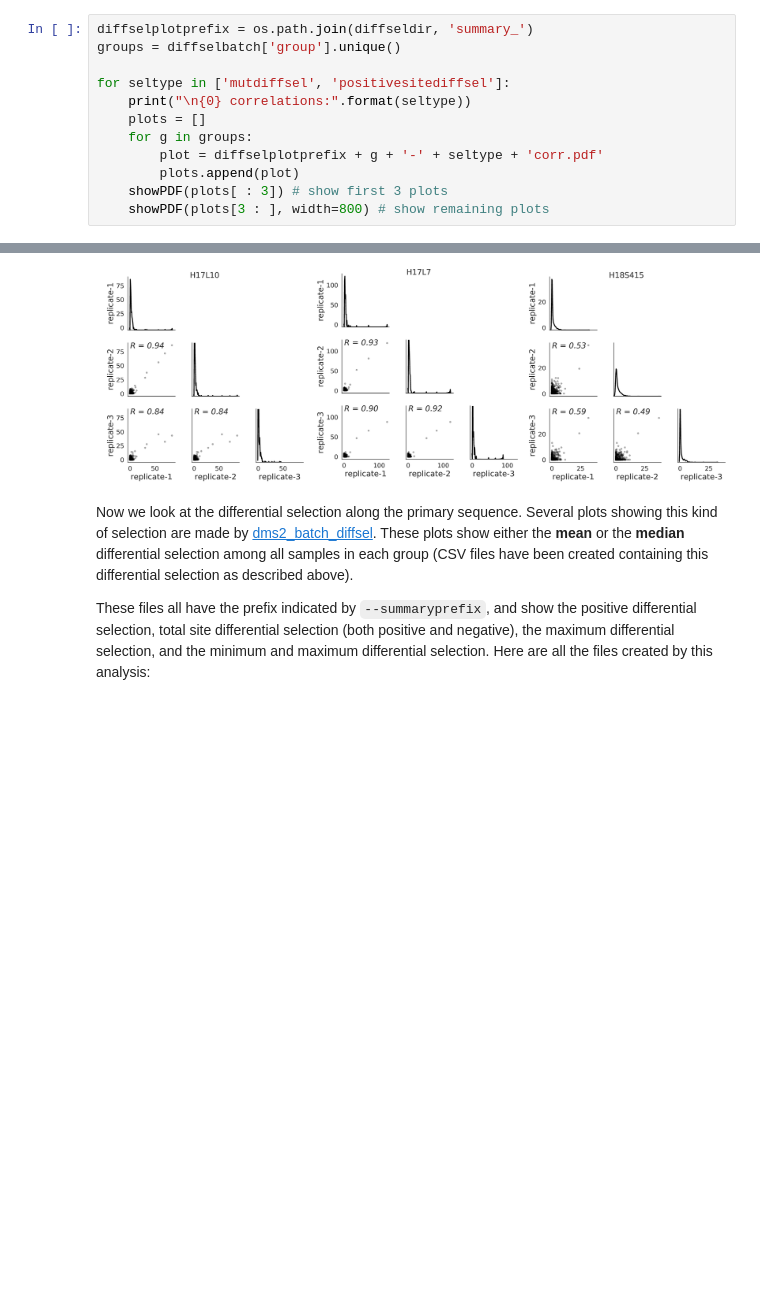
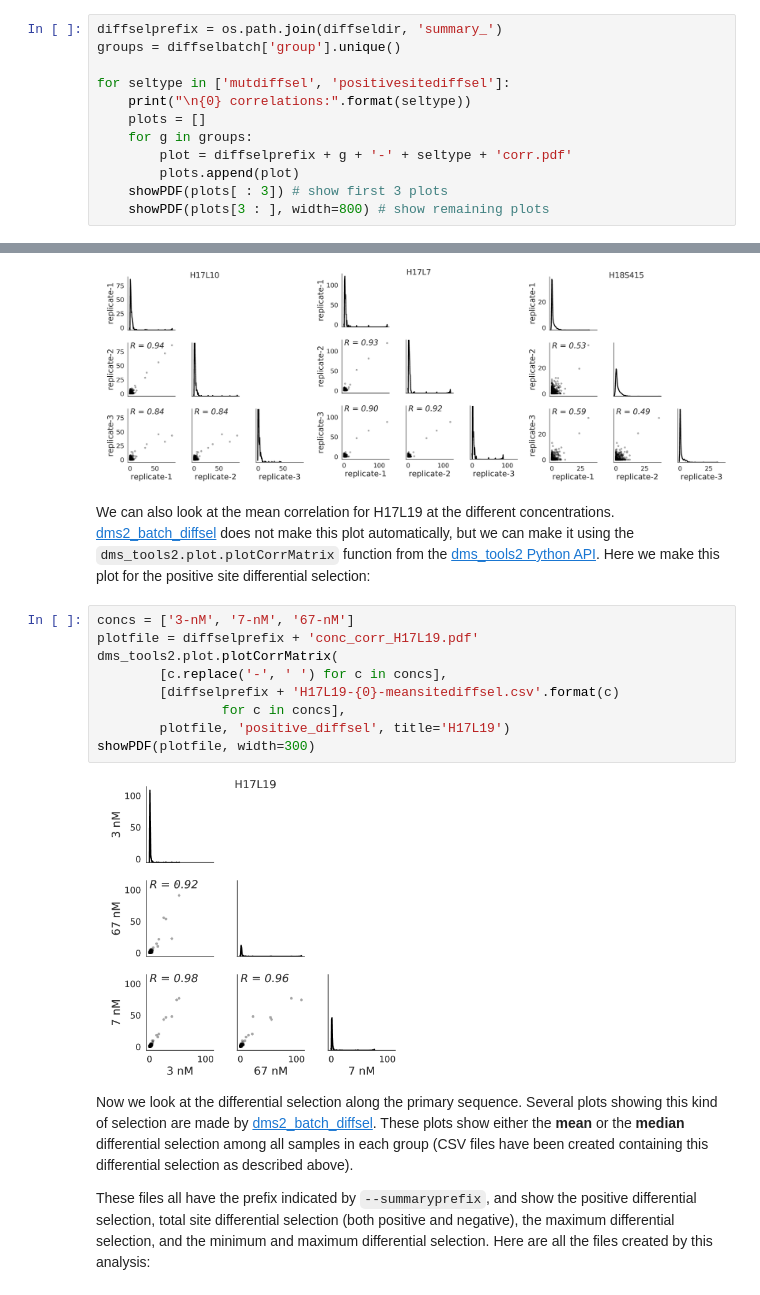
Before and after one commit to jbloomlab/dms_tools2, a Jupyter notebook: examples/Doud2017/analysis_notebook.ipynb, the cells around one changed output, grey strips where cells are left out. Saved outputs shown, nothing was run; the diff lists cells and outputs as text; blank space fills up the shorter version.

```diff
--- a/examples/Doud2017/analysis_notebook.ipynb
+++ b/examples/Doud2017/analysis_notebook.ipynb
@@ -429,14 +431,14 @@ These files have names like `summary_H17L10-mutdiffselcorr.pdf`.
 Below we show the plots for `mutdiffsel` and `positivesitediffsel` (ones are also made for `absolutesitediffsel` and `maxsitediffsel`, but are not shown below as they are less informative for this experiment).
 Note that the plots show the correlations between all pairs, and also on the diagonal show the density of the different selection values for each replicates (most of them are close to zero).
 # %%
-diffselplotprefix = os.path.join(diffseldir, 'summary_')
+diffselprefix = os.path.join(diffseldir, 'summary_')
 groups = diffselbatch['group'].unique()
 
 for seltype in ['mutdiffsel', 'positivesitediffsel']:
     print("\n{0} correlations:".format(seltype))
     plots = []
     for g in groups:
-        plot = diffselplotprefix + g + '-' + seltype + 'corr.pdf'
+        plot = diffselprefix + g + '-' + seltype + 'corr.pdf'
         plots.append(plot)
     showPDF(plots[ : 3]) # show first 3 plots
     showPDF(plots[3 : ], width=800) # show remaining plots
@@ -447,6 +449,21 @@ mutdiffsel correlations:
 positivesitediffsel correlations:
 [figure]
 [figure]
+# %% [markdown]
+We can also look at the mean correlation for H17L19 at the different concentrations.
+[dms2_batch_diffsel](https://jbloomlab.github.io/dms_tools2/dms2_batch_diffsel.html) does not make this plot automatically, but we can make it using the `dms_tools2.plot.plotCorrMatrix` function from the [dms_tools2 Python API](https://jbloomlab.github.io/dms_tools2/api.html).
+Here we make this plot for the positive site differential selection:
+# %%
+concs = ['3-nM', '7-nM', '67-nM']
+plotfile = diffselprefix + 'conc_corr_H17L19.pdf'
+dms_tools2.plot.plotCorrMatrix(
+        [c.replace('-', ' ') for c in concs],
+        [diffselprefix + 'H17L19-{0}-meansitediffsel.csv'.format(c)
+                for c in concs],
+        plotfile, 'positive_diffsel', title='H17L19')
+showPDF(plotfile, width=300)
+# %% [output]
+[figure, added]
 # %% [markdown]
 Now we look at the differential selection along the primary sequence.
 Several plots showing this kind of selection are made by [dms2_batch_diffsel](https://jbloomlab.github.io/dms_tools2/dms2_batch_diffsel.html).
```
Also changed, not shown: parts of 8 cells of this notebook, 2 other files.
